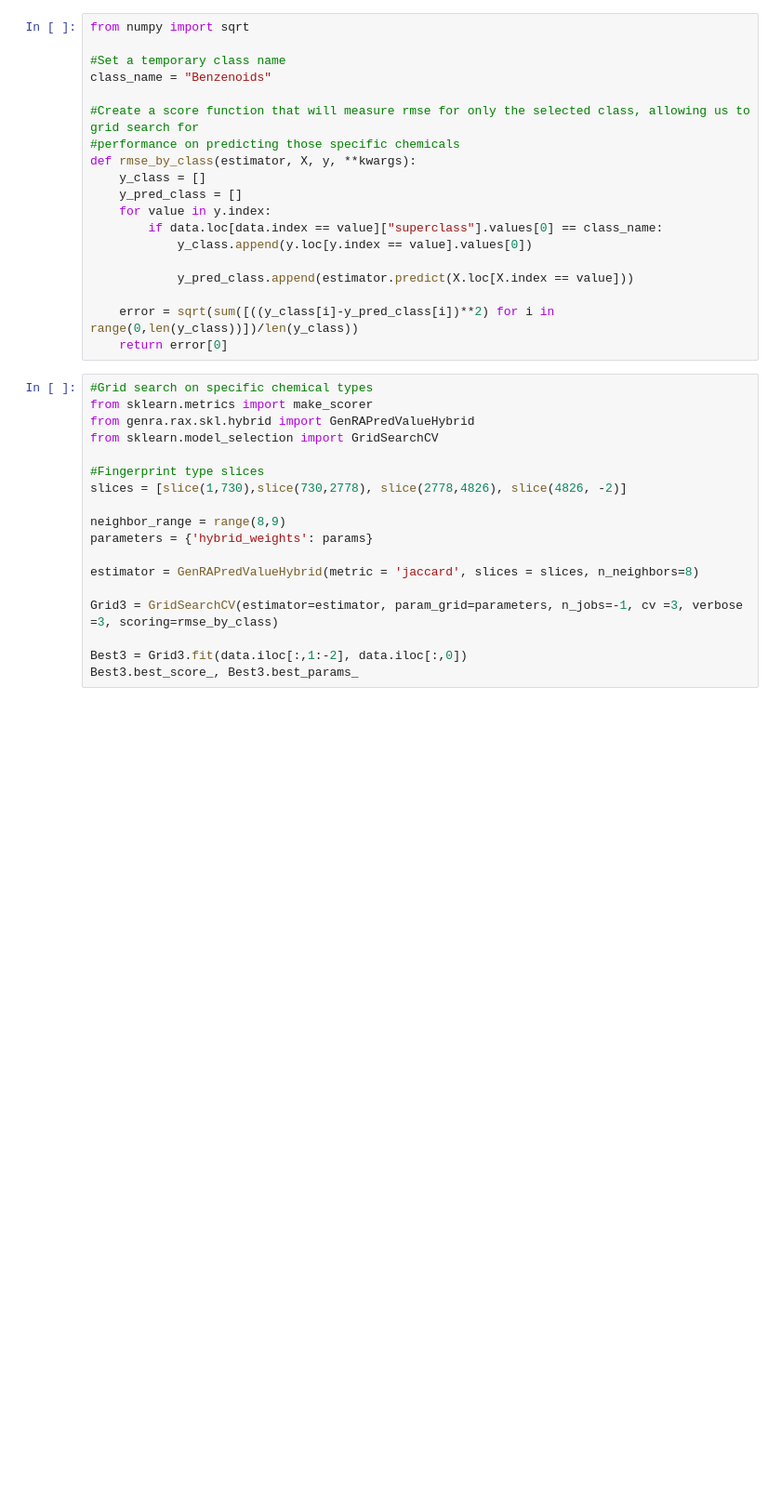
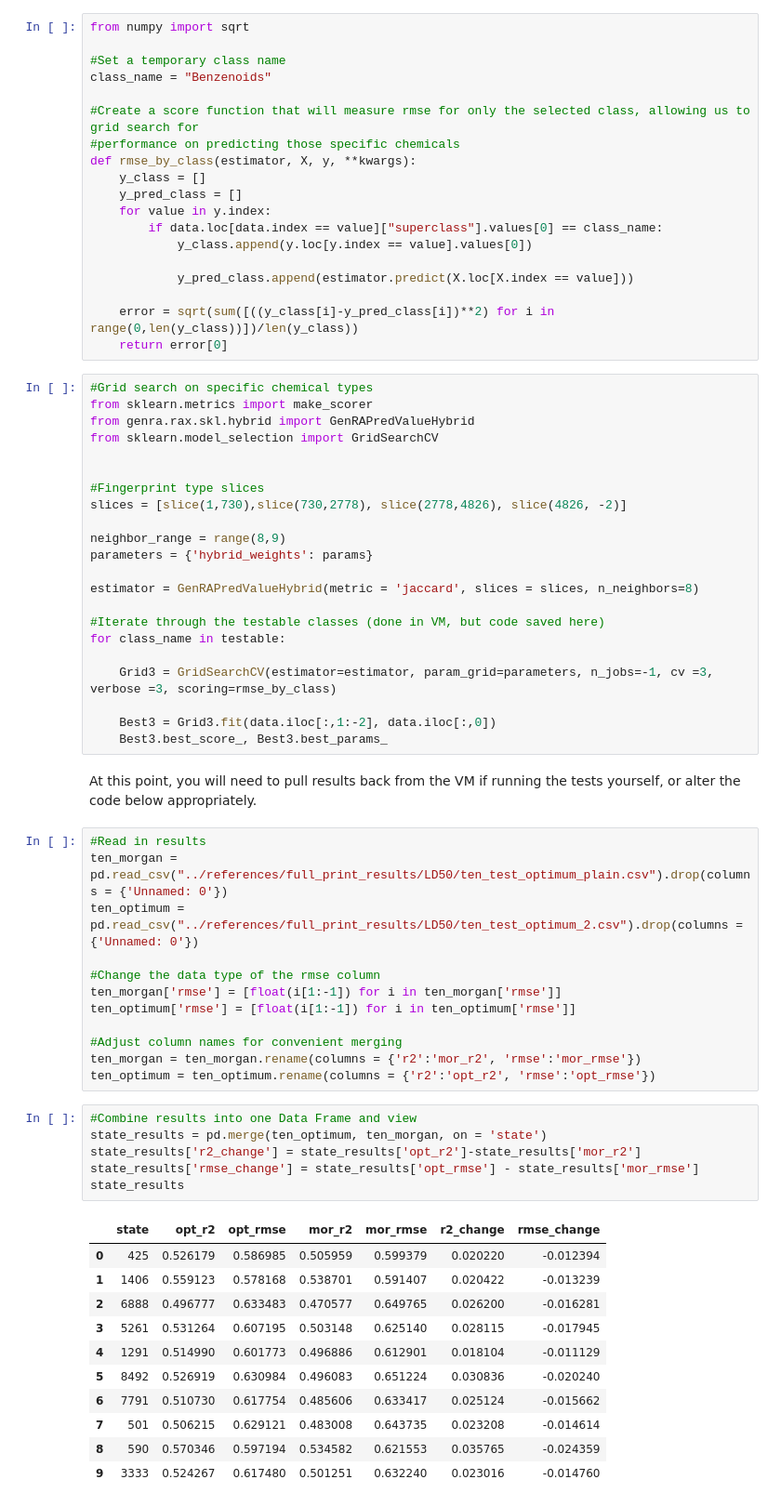
Before and after one commit to patlewig/genra-hybrid, a Jupyter notebook: notebooks/04-ajl-data_collection_LD50.ipynb, the cells around one changed output. Shown at 93% size. Drawn from its saved outputs; the diff is of its cells as text; blank space fills up the shorter version.

```diff
--- a/notebooks/04-ajl-data_collection_LD50.ipynb
+++ b/notebooks/04-ajl-data_collection_LD50.ipynb
@@ -528,6 +547,7 @@ def rmse_by_class(estimator, X, y, **kwargs):
 from sklearn.metrics import make_scorer
 from genra.rax.skl.hybrid import GenRAPredValueHybrid
 from sklearn.model_selection import GridSearchCV
+
 
 #Fingerprint type slices
 slices = [slice(1,730),slice(730,2778), slice(2778,4826), slice(4826, -2)]
@@ -537,7 +557,42 @@ parameters = {'hybrid_weights': params}
 
 estimator = GenRAPredValueHybrid(metric = 'jaccard', slices = slices, n_neighbors=8)
 
-Grid3 = GridSearchCV(estimator=estimator, param_grid=parameters, n_jobs=-1, cv =3, verbose =3, scoring=rmse_by_class)
+#Iterate through the testable classes (done in VM, but code saved here)
+for class_name in testable:
 
-Best3 = Grid3.fit(data.iloc[:,1:-2], data.iloc[:,0])
-Best3.best_score_, Best3.best_params_
+    Grid3 = GridSearchCV(estimator=estimator, param_grid=parameters, n_jobs=-1, cv =3, verbose =3, scoring=rmse_by_class)
+
+    Best3 = Grid3.fit(data.iloc[:,1:-2], data.iloc[:,0])
+    Best3.best_score_, Best3.best_params_
+# %% [markdown]
+At this point, you will need to pull results back from the VM if running the tests yourself, or alter the code below appropriately.
+# %%
+#Read in results
+ten_morgan = pd.read_csv("../references/full_print_results/LD50/ten_test_optimum_plain.csv").drop(columns = {'Unnamed: 0'})
+ten_optimum = pd.read_csv("../references/full_print_results/LD50/ten_test_optimum_2.csv").drop(columns = {'Unnamed: 0'})
+
+#Change the data type of the rmse column
+ten_morgan['rmse'] = [float(i[1:-1]) for i in ten_morgan['rmse']]
+ten_optimum['rmse'] = [float(i[1:-1]) for i in ten_optimum['rmse']]
+
+#Adjust column names for convenient merging
+ten_morgan = ten_morgan.rename(columns = {'r2':'mor_r2', 'rmse':'mor_rmse'})
+ten_optimum = ten_optimum.rename(columns = {'r2':'opt_r2', 'rmse':'opt_rmse'})
+# %%
+#Combine results into one Data Frame and view
+state_results = pd.merge(ten_optimum, ten_morgan, on = 'state')
+state_results['r2_change'] = state_results['opt_r2']-state_results['mor_r2']
+state_results['rmse_change'] = state_results['opt_rmse'] - state_results['mor_rmse']
+state_results
+# %% [output]
+|  | state | opt_r2 | opt_rmse | mor_r2 | mor_rmse | r2_change | rmse_change |
+| 0 | 425 | 0.526179 | 0.586985 | 0.505959 | 0.599379 | 0.020220 | -0.012394 |
+| 1 | 1406 | 0.559123 | 0.578168 | 0.538701 | 0.591407 | 0.020422 | -0.013239 |
+| 2 | 6888 | 0.496777 | 0.633483 | 0.470577 | 0.649765 | 0.026200 | -0.016281 |
+| 3 | 5261 | 0.531264 | 0.607195 | 0.503148 | 0.625140 | 0.028115 | -0.017945 |
+| 4 | 1291 | 0.514990 | 0.601773 | 0.496886 | 0.612901 | 0.018104 | -0.011129 |
+| 5 | 8492 | 0.526919 | 0.630984 | 0.496083 | 0.651224 | 0.030836 | -0.020240 |
+| 6 | 7791 | 0.510730 | 0.617754 | 0.485606 | 0.633417 | 0.025124 | -0.015662 |
+| 7 | 501 | 0.506215 | 0.629121 | 0.483008 | 0.643735 | 0.023208 | -0.014614 |
+| 8 | 590 | 0.570346 | 0.597194 | 0.534582 | 0.621553 | 0.035765 | -0.024359 |
+| 9 | 3333 | 0.524267 | 0.617480 | 0.501251 | 0.632240 | 0.023016 | -0.014760 |
```
Also changed, not shown: parts of 7 cells of this notebook, 1 other file.
